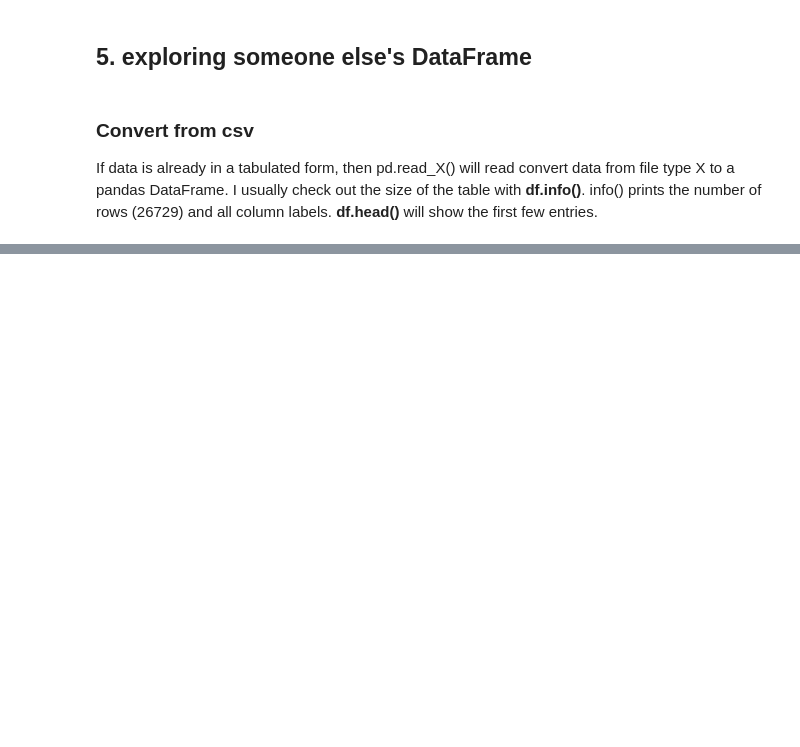
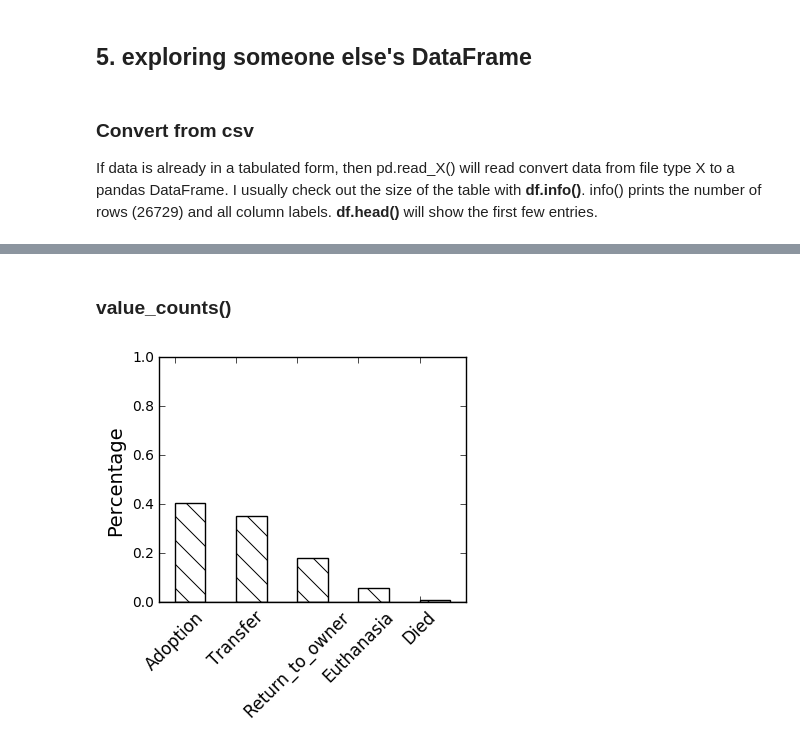
Before and after one commit to Paul-St-Young/share, a Jupyter notebook: python-tutorial/pandas/pandas_tutorial.ipynb, the cells around one changed output, grey strips where cells are left out. Drawn from its saved outputs; the diff is of its cells as text; code cells hidden in the pictures; blank space fills up the shorter version.

Commit message:
added a bit on animals

```diff
--- a/python-tutorial/pandas/pandas_tutorial.ipynb
+++ b/python-tutorial/pandas/pandas_tutorial.ipynb
@@ -362,3 +353,32 @@ memory usage: 2.0+ MB
 | 2 | A686464 | Pearce | 2015-01-31 12:28:00 | Adoption | Foster | Dog | Neutered Male | 2 years | ... |
 | 3 | A683430 | NaN | 2014-07-11 19:09:00 | Transfer | Partner | Cat | Intact Male | 3 weeks | ... |
 | 4 | A667013 | NaN | 2013-11-15 12:52:00 | Transfer | Partner | Dog | Neutered Male | 2 years | ... |
+# %% [markdown]
+### value_counts()
+# %%
+def bar_percentage(series,bar_width=0.5,xlabel_font=12,ylim=(0,1)):
+    # series should have pandas.Series interface
+    # return a plot of probabilities
+
+    fig = plt.figure()
+    ax  = fig.add_subplot(111,aspect=len(series)-1)
+    ax.set_ylim(ylim)
+    ax.axhline(0,c="black")
+    ax.set_ylabel("Percentage",fontsize=14)
+
+    # enumerate series.index and plot series.value on top
+    x = np.array(range(len(series.index)))
+    ax.bar(x,series.values,bar_width,fill=False, hatch='\\',color=None)
+
+    # format x axis
+    ax.set_xticks(x)
+    ax.set_xlim(min(x)-bar_width/2.,max(x)+bar_width*1.5)
+    ax.set_xticklabels(series.index,fontsize=xlabel_font,rotation=45)
+
+    fig.tight_layout()
+    return fig,ax
+# end def
+# %%
+fig,ax = bar_percentage( df_animals['OutcomeType'].value_counts(normalize=True) )
+# %% [output]
+[figure, added]
```
Also changed, not shown: parts of 10 cells of this notebook.
